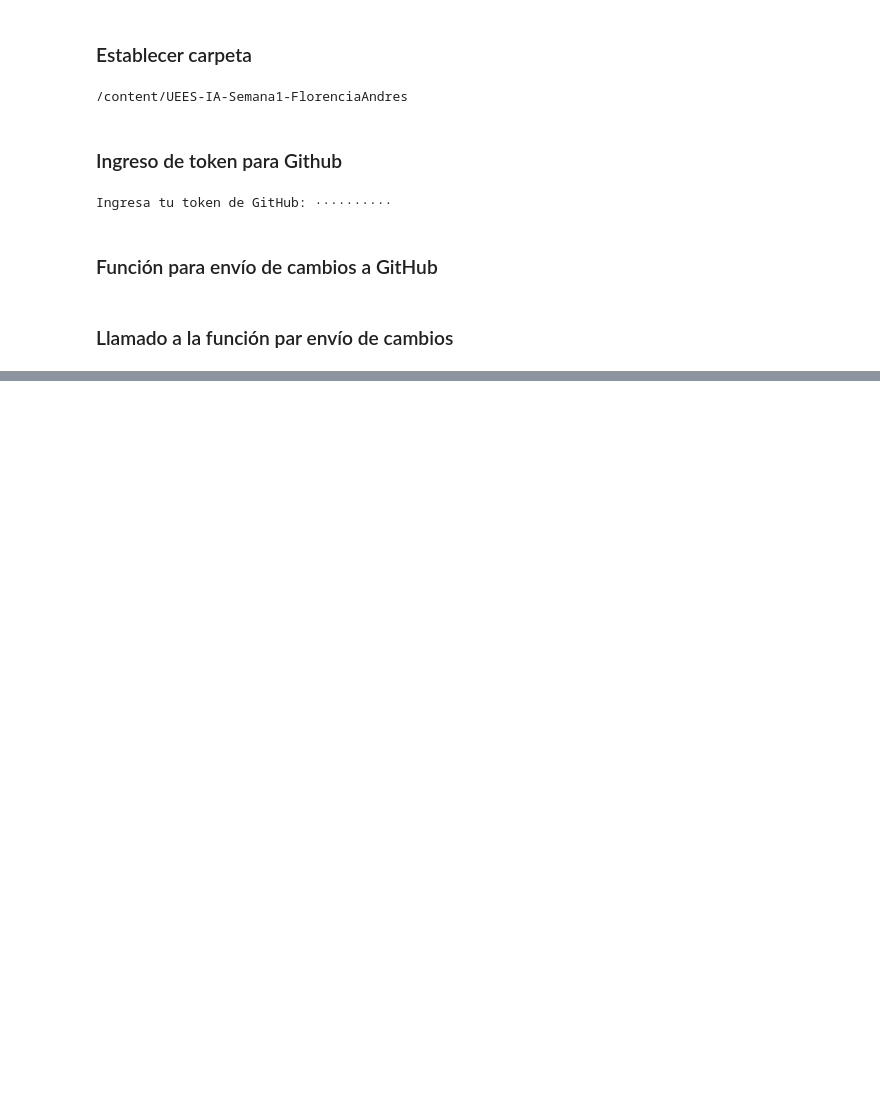
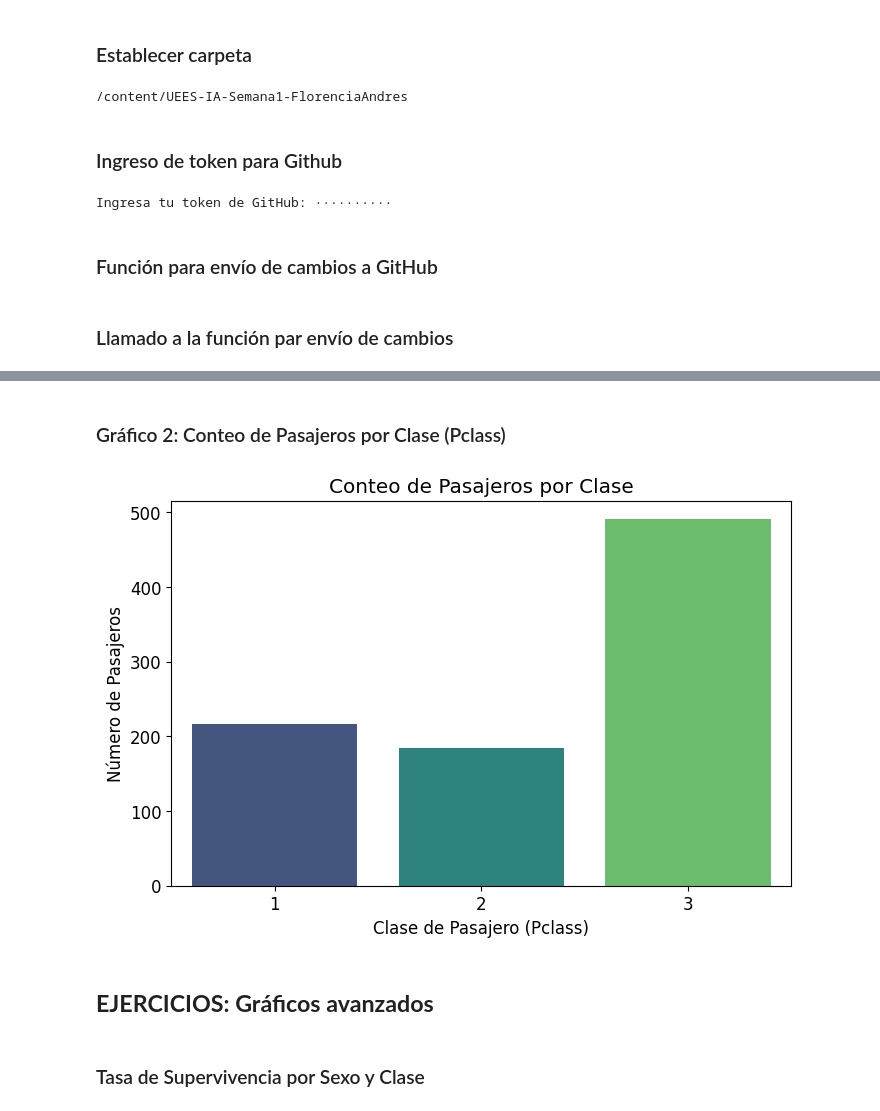
Before and after one commit to andresflorencia-uees/UEES-IA-Semana1-FlorenciaAndres, a Jupyter notebook: notebooks/02_Visualizacion_Datos.ipynb, the cells around one changed output, grey strips where cells are left out. Drawn from its saved outputs; the diff is of its cells as text; code cells hidden in the pictures; blank space fills up the shorter version.

```diff
--- a/notebooks/02_Visualizacion_Datos.ipynb
+++ b/notebooks/02_Visualizacion_Datos.ipynb
@@ -110,0 +143,15 @@ save_to_github("02_Visualizacion_Datos.ipynb", "Prueba inicial")
+# %% [markdown]
+### Gráfico 2: Conteo de Pasajeros por Clase (Pclass)
+# %%
+plt.figure(figsize=(8, 5))
+sns.countplot(x='pclass', data=titanic, palette='viridis')
+plt.title('Conteo de Pasajeros por Clase')
+plt.xlabel('Clase de Pasajero (Pclass)')
+plt.ylabel('Número de Pasajeros')
+plt.show()
+# %% [output]
+[figure, added]
+# %% [markdown]
+## **EJERCICIOS: Gráficos avanzados**
+# %% [markdown]
+### Tasa de Supervivencia por Sexo y Clase
```
Also changed, not shown: parts of 13 cells of this notebook.
